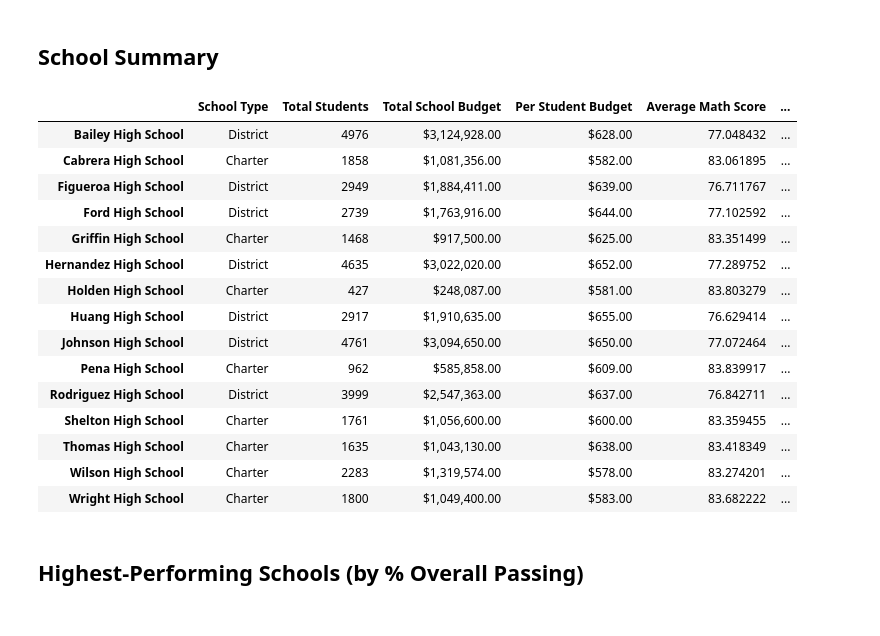
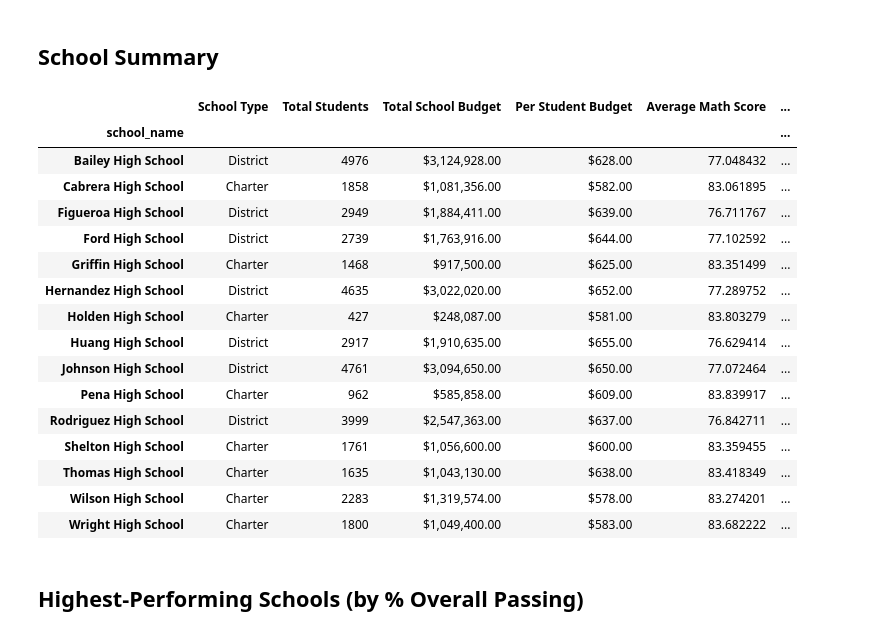
Before and after one commit to steph-anie-w/pandas-challenge, a Jupyter notebook: PyCitySchools/PyCitySchools_code.ipynb, the cells around one changed output. Saved outputs shown, nothing was run; the diff lists cells and outputs as text; code cells hidden in the pictures.

```diff
--- a/PyCitySchools/PyCitySchools_code.ipynb
+++ b/PyCitySchools/PyCitySchools_code.ipynb
@@ -118,5 +110,9 @@ per_school_counts = school_data_complete.groupby(["school_name"]).size()
+# %%
+# Total student count per school
+school_group = school_data_complete.set_index(["school_name"]).groupby(["school_name"])
+per_school_counts = school_group["Student ID"].count()
 # %%
-# Calculate the total school budget and per capita spending
-per_school_budget = school_data_complete.groupby(["school_name"]).mean()["budget"]
+# Total school budget and per capita spending per school
+per_school_budget = school_data.set_index(["school_name"])["budget"]
 per_school_capita = per_school_budget / per_school_counts
 # %%
@@ -124,9 +120,9 @@ per_school_capita = per_school_budget / per_school_counts
 per_school_math = school_data_complete.groupby(["school_name"]).mean()["math_score"]
 per_school_reading = school_data_complete.groupby(["school_name"]).mean()["reading_score"]
 # %%
-# Calculate the number of schools with math scores of 70 or higher
-school_passing_math =
+# Number of schools with math scores of 70 or higher
+school_passing_math = school_data_complete[school_data_complete["math_score"] >= 70]
 # %%
-# Calculate the number of schools with reading scores of 70 or higher
-school_passing_reading =
+# Number of schools with reading scores of 70 or higher
+school_passing_reading = school_data_complete[school_data_complete["reading_score"] >= 70]
 # %%
@@ -140,29 +136,29 @@ per_school_passing_math = school_passing_math.groupby(["school_name"]).count()["
 per_school_passing_reading = school_passing_reading.groupby(["school_name"]).count()["student_name"] / per_school_counts * 100
 overall_passing_rate = passing_math_and_reading.groupby(["school_name"]).count()["student_name"] / per_school_counts * 100
 # %%
-# Create a DataFrame called `per_school_summary` with columns for the calculations above.
-per_school_summary = pd.DataFrame{
-    "School Name": ,
-    "School Type": school_type,
+# Create a DataFrame with columns for the calculations above.
+per_school_summary = pd.DataFrame({
+    "School Type": school_types,
     "Total Students": per_school_counts,
     "Total School Budget": per_school_budget,
     "Per Student Budget": per_school_capita,
     "Average Math Score": per_school_math,
     "Average Reading Score": per_school_reading,
-    "% Passing Math": ,
-    "% Passing Reading": ,
-    "% Percent Overall Passing":
-    }
+    "% Passing Math": per_school_passing_math,
+    "% Passing Reading": per_school_passing_reading,
+    "% Overall Passing": overall_passing_rate
+    })
 
 
 # Formatting
 per_school_summary["Total School Budget"] = per_school_summary["Total School Budget"].map("${:,.2f}".format)
 per_school_summary["Per Student Budget"] = per_school_summary["Per Student Budget"].map("${:,.2f}".format)
 
 # Display the DataFrame
 per_school_summary
 # %% [output]
 |  | School Type | Total Students | Total School Budget | Per Student Budget | Average Math Score | ... |
+| school_name |  |  |  |  |  | ... |
 | Bailey High School | District | 4976 | $3,124,928.00 | $628.00 | 77.048432 | ... |
 | Cabrera High School | Charter | 1858 | $1,081,356.00 | $582.00 | 83.061895 | ... |
 | Figueroa High School | District | 2949 | $1,884,411.00 | $639.00 | 76.711767 | ... |
```
Also changed, not shown: parts of 25 cells of this notebook.
